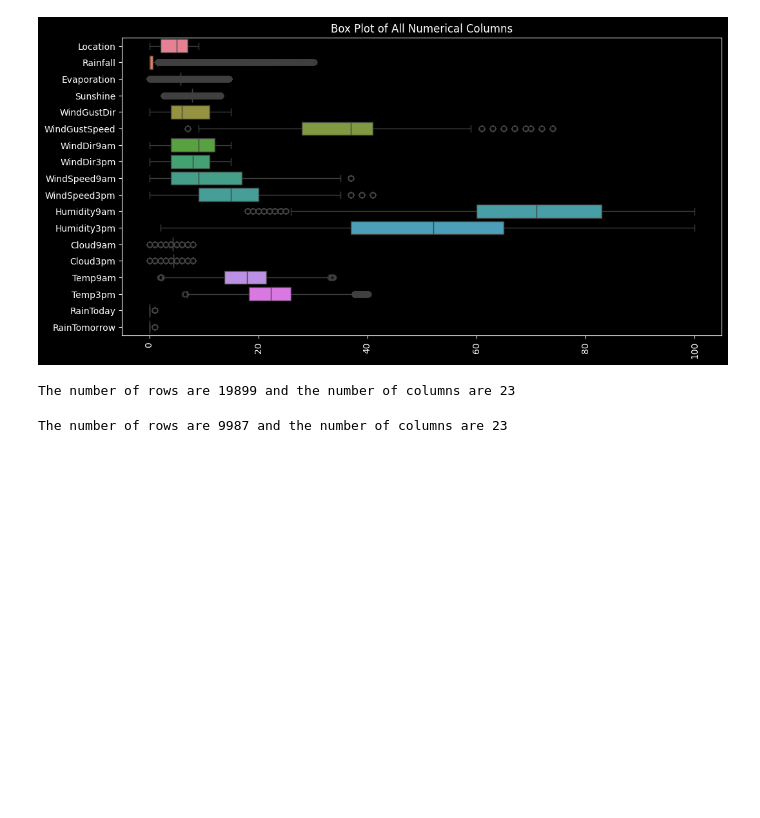
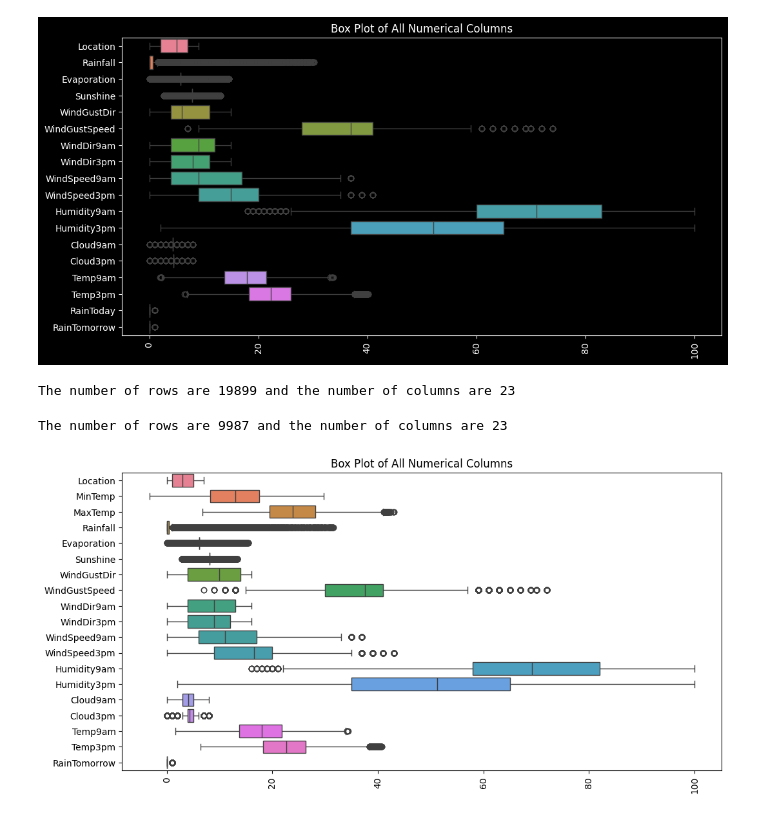
Before and after one commit to l1t-w1n/dr-final, a Jupyter notebook: test.ipynb, the cells around one changed output. Saved outputs shown, nothing was run; the diff lists cells and outputs as text; code cells hidden in the pictures; blank space fills up the shorter version.

Commit message:
fix RainTomorrow

```diff
--- a/test.ipynb
+++ b/test.ipynb
@@ -173,6 +173,9 @@ for col in numerical_features:
         df_train[col] = df_train[col].fillna(df_train[col].mean())
 
 df_train = df_train[(np.abs(stats.zscore(df_train[numerical_features])) < 3).all(axis=1)]
+df_train['RainTomorrow'] = df_train['RainTomorrow'].map({'Yes': 1, 'No': 0})
+if df_train['RainTomorrow'].isnull().any():
+    df_train['RainTomorrow'] = df_train['RainTomorrow'].fillna(df_train['RainTomorrow'].mode()[0])
 df_train.to_csv('data/train.csv', index=False)
 print(f'The number of rows are {df_train.shape[0] } and the number of columns are {df_train.shape[1]}')
 # %% [output]
@@ -194,3 +200,12 @@ df_val.to_csv('data/val.csv', index=False)
 print(f'The number of rows are {df_val.shape[0] } and the number of columns are {df_val.shape[1]}')
 # %% [output]
 The number of rows are 9987 and the number of columns are 23
+# %%
+cols_to_plot = [col for col in df_train.columns if col not in ["Pressure9am", "Pressure3pm"]]
+plt.figure(figsize=(12, 6))
+sns.boxplot(data=df_train[cols_to_plot], orient='h')
+plt.title('Box Plot of All Numerical Columns')
+plt.xticks(rotation=90)
+plt.show()
+# %% [output]
+[figure, added]
```
Also changed, not shown: parts of 3 cells of this notebook, 5 other files.
